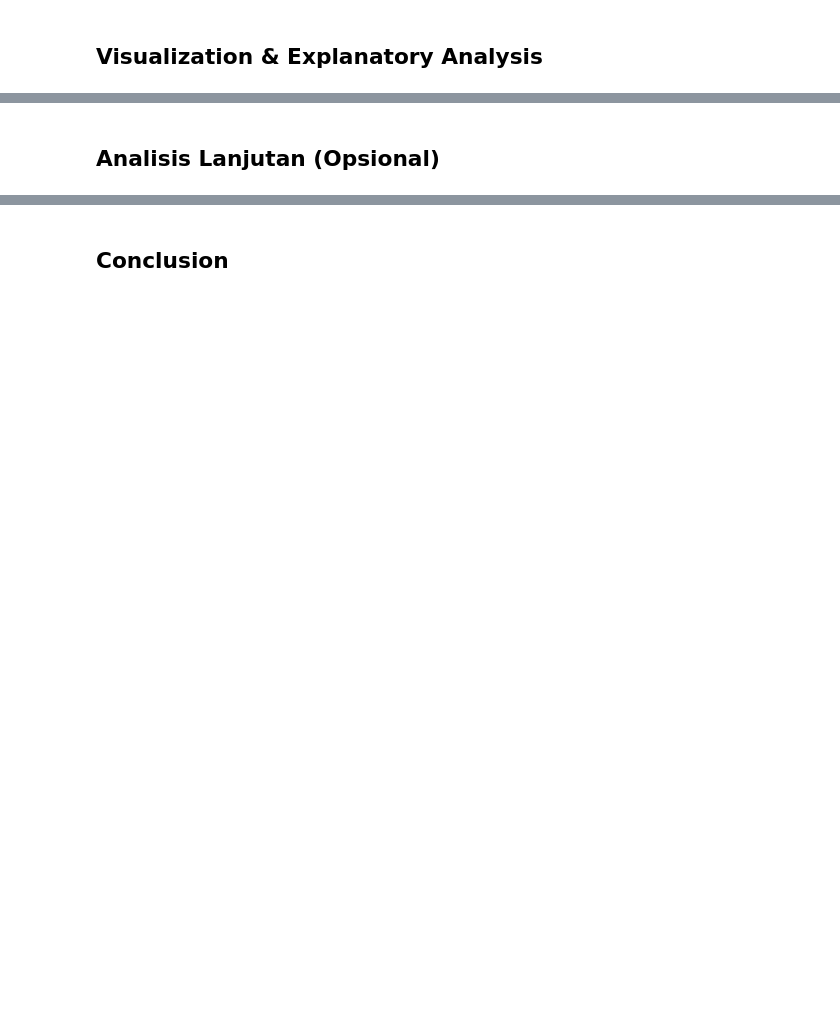
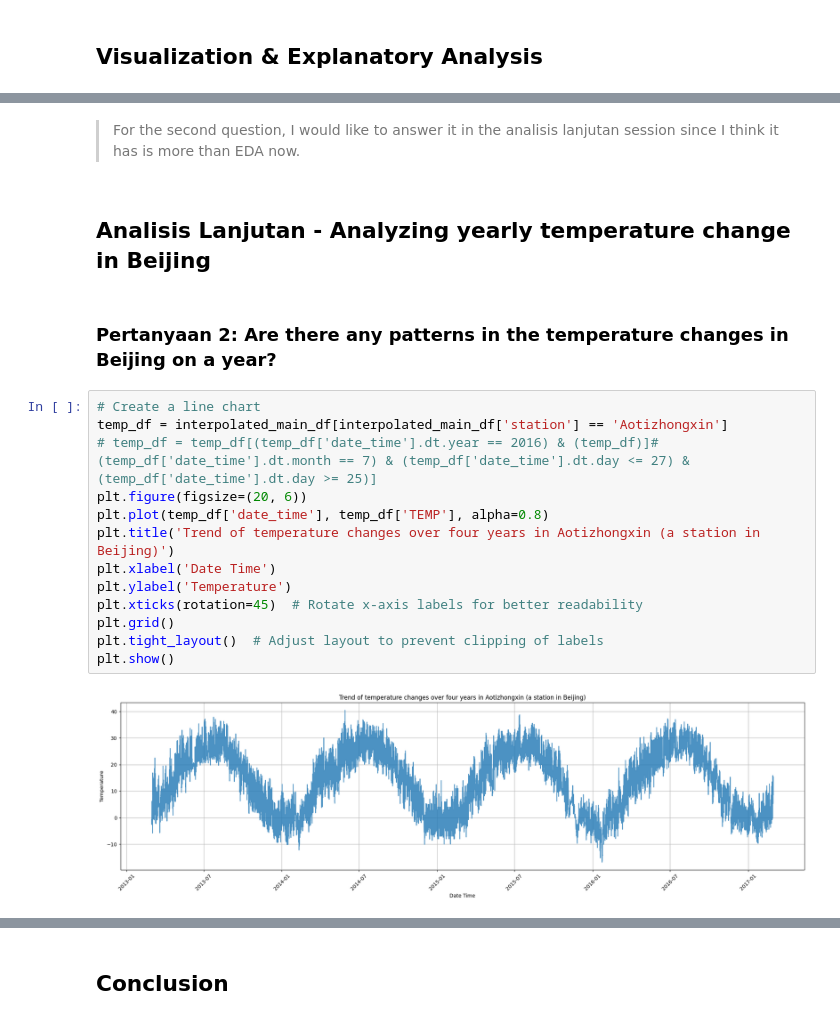
Before and after one commit to efrado-s/dicoding-air-quality-data-analysis, a Jupyter notebook: notebook.ipynb, the cells around one changed output, grey strips where cells are left out. Drawn from its saved outputs; the diff is of its cells as text; blank space fills up the shorter version.

```diff
--- a/notebook.ipynb
+++ b/notebook.ipynb
@@ -497,2 +542,21 @@ Now that I've done the cleaning data, I'll be starting the EDA to answer the que
+# %% [markdown]
+> For the second question, I would like to answer it in the analisis lanjutan session since I think it has is more than EDA now.
 # %% [markdown]
-## Analisis Lanjutan (Opsional)
+## Analisis Lanjutan - Analyzing yearly temperature change in Beijing
+# %% [markdown]
+### Pertanyaan 2: Are there any patterns in the temperature changes in Beijing on a year?
+# %%
+# Create a line chart
+temp_df = interpolated_main_df[interpolated_main_df['station'] == 'Aotizhongxin']
+# temp_df = temp_df[(temp_df['date_time'].dt.year == 2016) & (temp_df)]# (temp_df['date_time'].dt.month == 7) & (temp_df['date_time'].dt.day <= 27) & (temp_df['date_time'].dt.day >= 25)]
+plt.figure(figsize=(20, 6))
+plt.plot(temp_df['date_time'], temp_df['TEMP'], alpha=0.8)
+plt.title('Trend of temperature changes over four years in Aotizhongxin (a station in Beijing)')
+plt.xlabel('Date Time')
+plt.ylabel('Temperature')
+plt.xticks(rotation=45)  # Rotate x-axis labels for better readability
+plt.grid()
+plt.tight_layout()  # Adjust layout to prevent clipping of labels
+plt.show()
+# %% [output]
+[figure, added]
```
Also changed, not shown: parts of 24 cells of this notebook.
